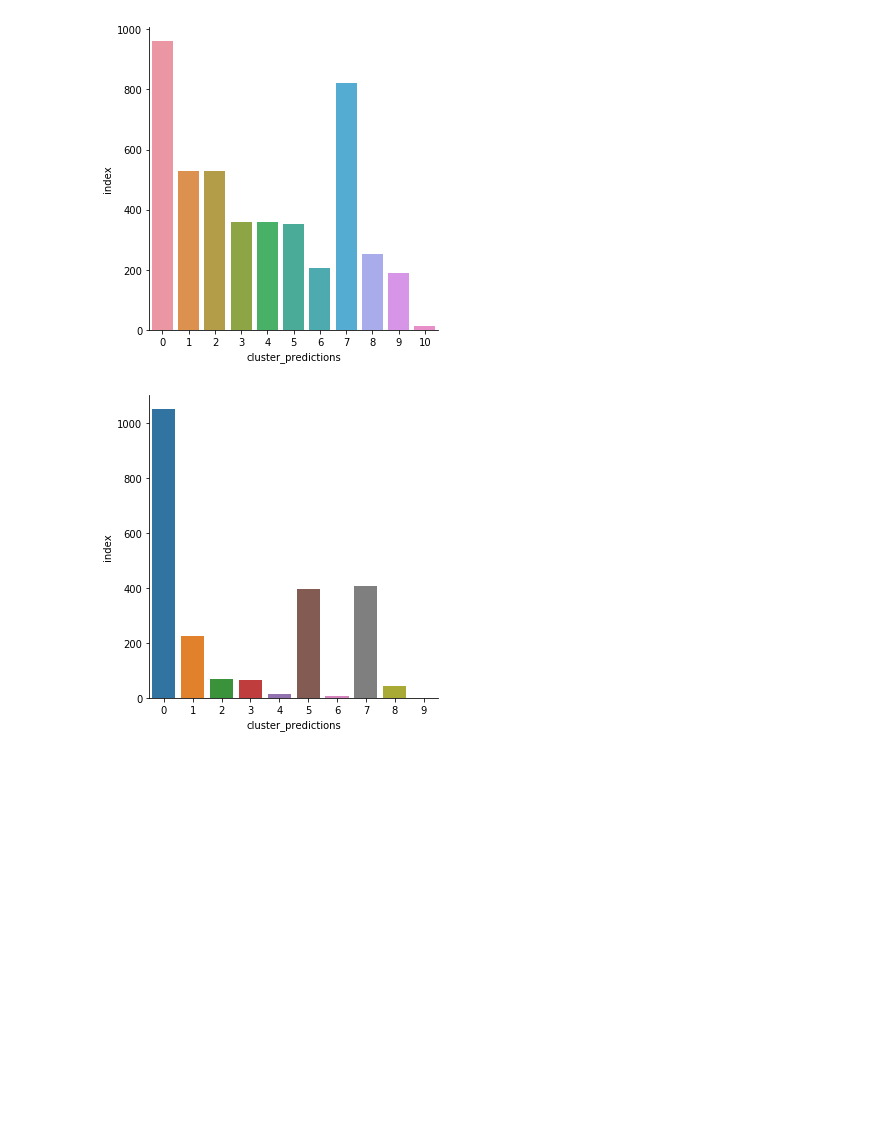
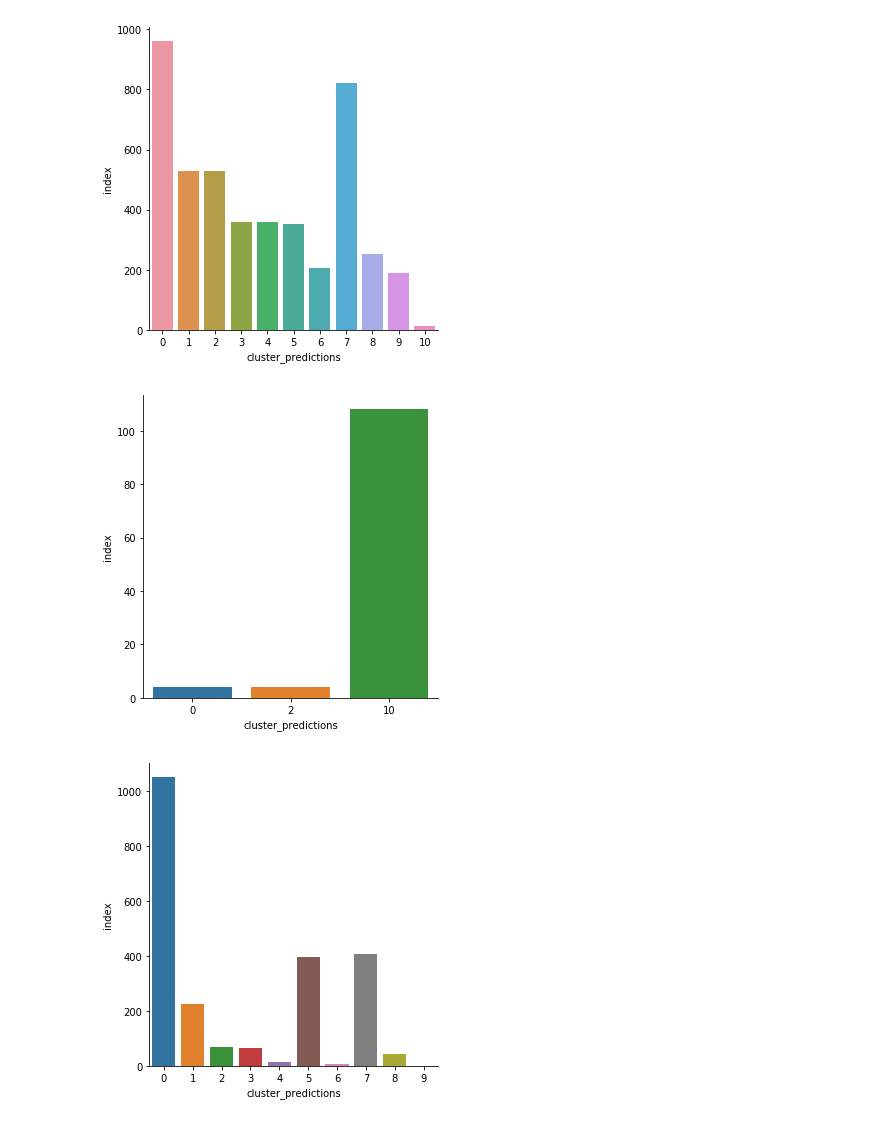
Before and after one commit to achanales/Giver, a Jupyter notebook: notebooks/4.1-Basic_Pipeline.ipynb, the cells around one changed output. Cells and saved outputs as stored; diff of their text form; code cells hidden in the pictures; blank space fills up the shorter version.

```diff
--- a/notebooks/4.1-Basic_Pipeline.ipynb
+++ b/notebooks/4.1-Basic_Pipeline.ipynb
@@ -252,6 +373,11 @@ cc_predict = process_predict_articles(cc,model)
 plot_cluster_pred_dist(cc_predict)
 # %% [output]
 [figure]
+# %%
+homeless_head_predict = process_predict_articles(homeless_headline,model_tfidf,'title',charity_docs_dict,charity_model_tfidf,charity_tfidf_emb_vecs)
+plot_cluster_pred_dist(homeless_head_predict)
+# %% [output]
+[figure, added]
 # %%
 homeless_predict = process_predict_articles(homeless,model)
 plot_cluster_pred_dist(homeless_predict)
```
Also changed, not shown: parts of 27 cells of this notebook, 6 other files.
